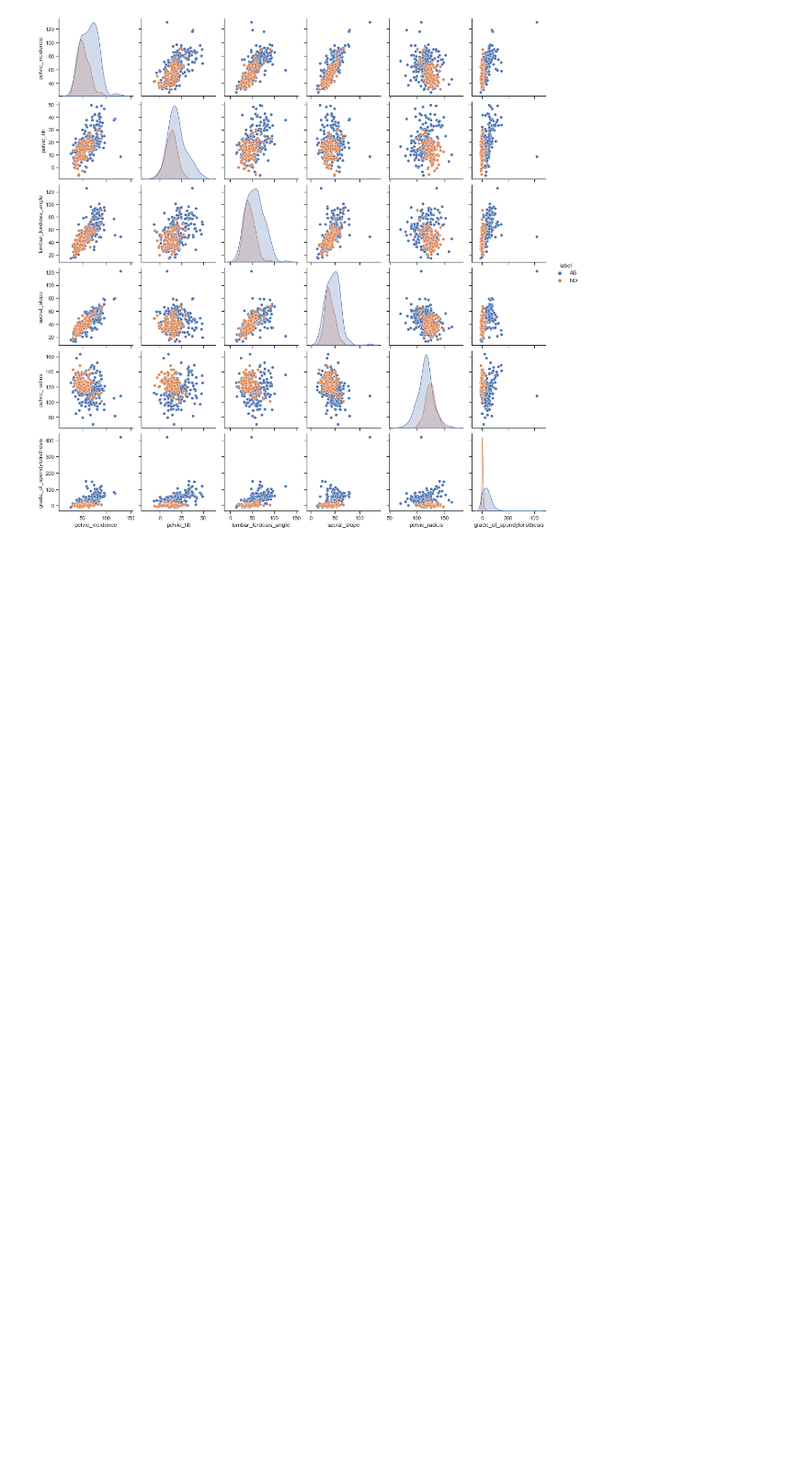
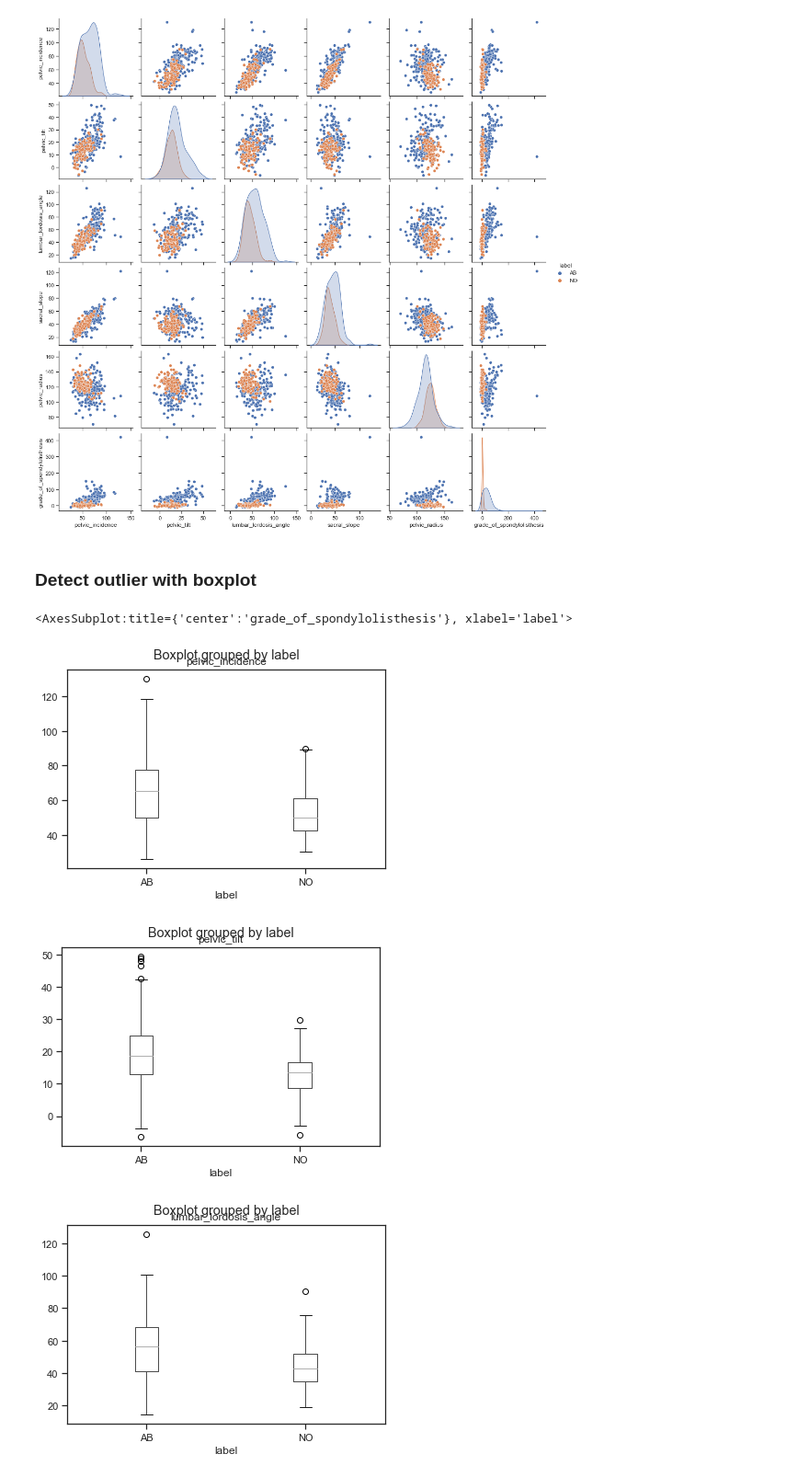
Before and after one commit to sawangsi/Abnormal-Vertebral, a Jupyter notebook: vertrebral-abnormal-anaysis.ipynb, the cells around one changed output. Shown at 92% size. Drawn from its saved outputs; the diff is of its cells as text; code cells hidden in the pictures; blank space fills up the shorter version.

Commit message:
boxplot

```diff
--- a/vertrebral-abnormal-anaysis.ipynb
+++ b/vertrebral-abnormal-anaysis.ipynb
@@ -79,3 +134,18 @@ sns.pairplot(vertrebral_df,hue='label')
 # %% [output]
 <seaborn.axisgrid.PairGrid at 0x...>
 [figure]
+# %% [markdown]
+### Detect outlier with boxplot<br />
+# %%
+# Detect the outlier to avoid statistical problem
+vertrebral_df.boxplot(by='label', column = 'pelvic_incidence', grid = False)
+vertrebral_df.boxplot(by='label', column = 'pelvic_tilt', grid = False)
+vertrebral_df.boxplot(by='label', column = 'lumbar_lordosis_angle', grid = False)
+vertrebral_df.boxplot(by='label', column = 'sacral_slope', grid = False)
+vertrebral_df.boxplot(by='label', column = 'pelvic_radius', grid = False)
+vertrebral_df.boxplot(by='label', column = 'grade_of_spondylolisthesis', grid = False)
+# %% [output]
+<AxesSubplot:title={'center':'grade_of_spondylolisthesis'}, xlabel='label'>
+[figure, added]
+[figure, added]
+[figure, added]
```
Also changed, not shown: parts of 8 cells of this notebook.
